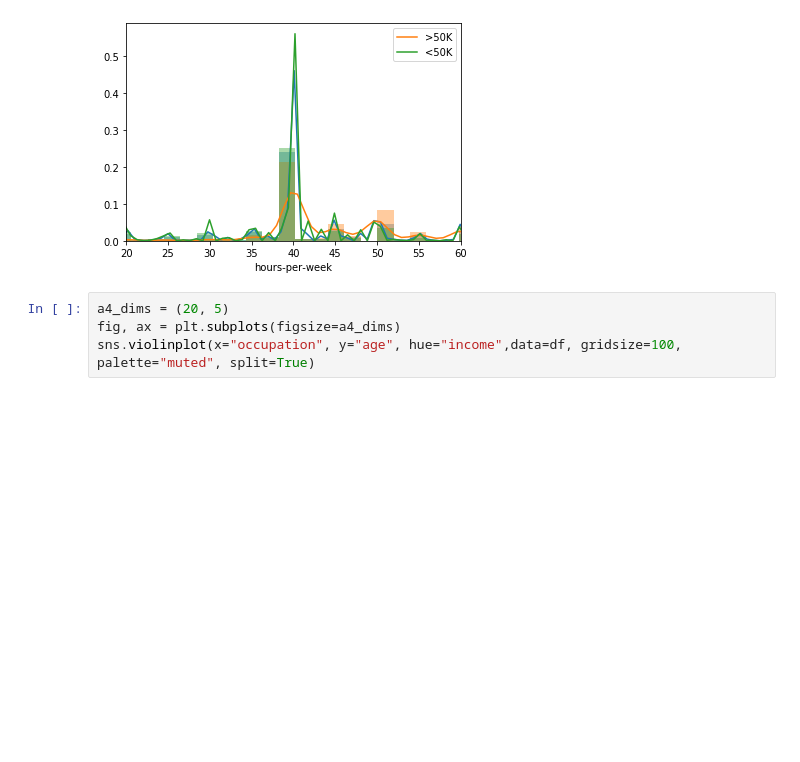
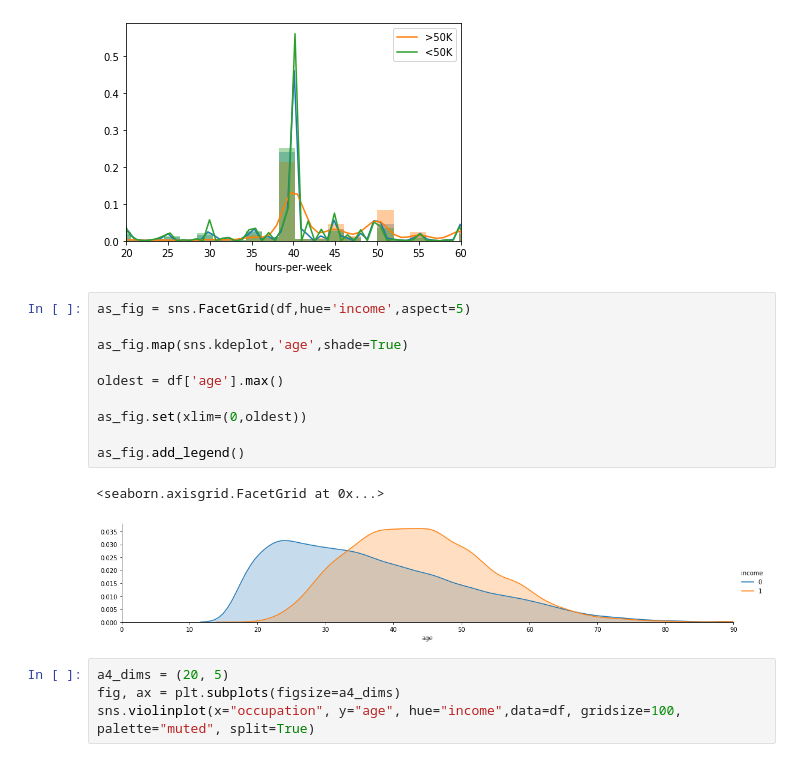
Before and after one commit to mukund2000/Income-Classification, a Jupyter notebook: Assignments/Assignment-5/Data Visualization.ipynb, the cells around one changed output. Saved outputs shown, nothing was run; the diff lists cells and outputs as text; blank space fills up the shorter version.

```diff
--- a/Assignments/Assignment-5/Data Visualization.ipynb
+++ b/Assignments/Assignment-5/Data Visualization.ipynb
@@ -300,6 +307,19 @@ plt.xlim(20, 60)
 # %% [output]
 (20, 60)
 [figure]
+# %%
+as_fig = sns.FacetGrid(df,hue='income',aspect=5)
+
+as_fig.map(sns.kdeplot,'age',shade=True)
+
+oldest = df['age'].max()
+
+as_fig.set(xlim=(0,oldest))
+
+as_fig.add_legend()
+# %% [output]
+<seaborn.axisgrid.FacetGrid at 0x...>
+[figure, added]
 # %%
 a4_dims = (20, 5)
 fig, ax = plt.subplots(figsize=a4_dims)
```
Also changed, not shown: parts of 4 cells of this notebook.
